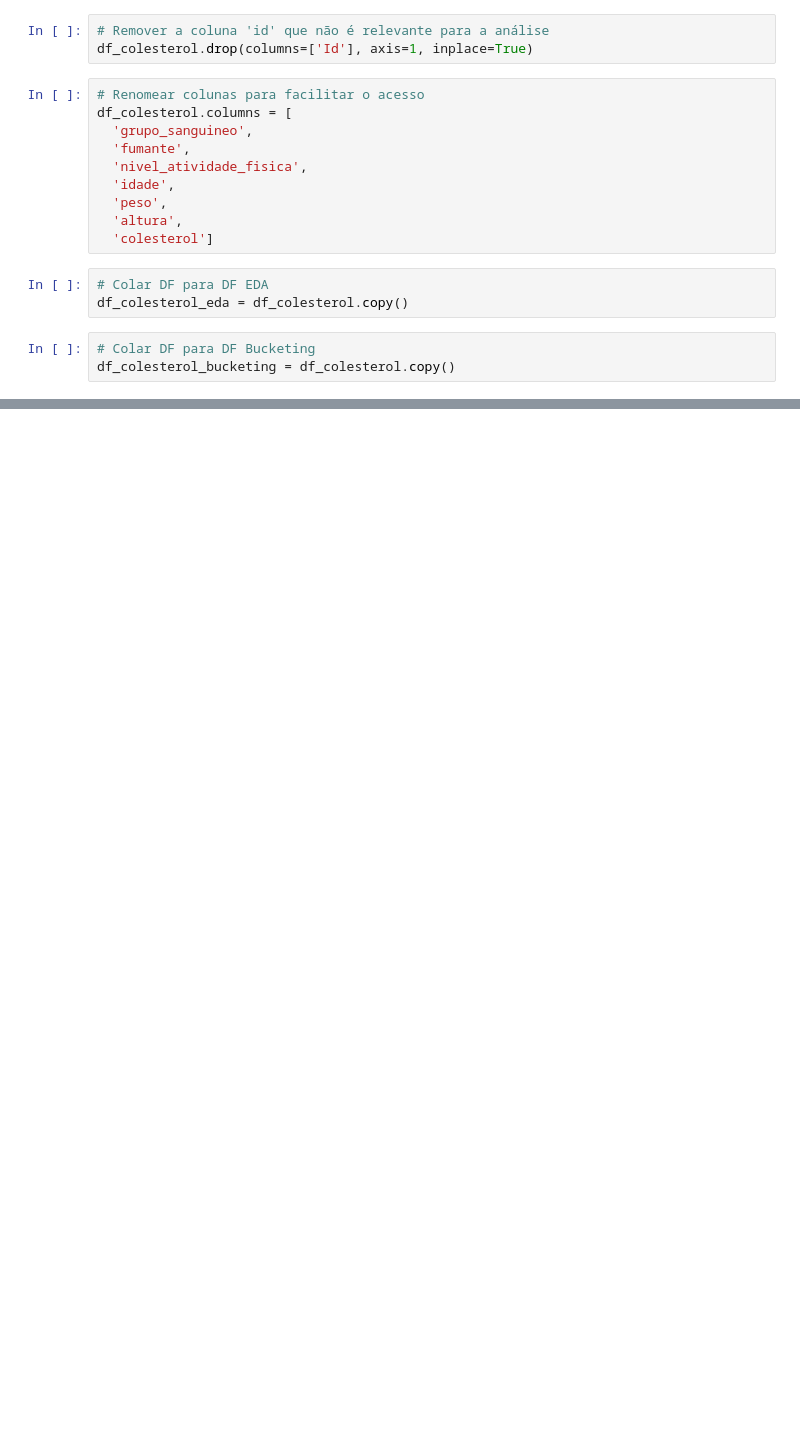
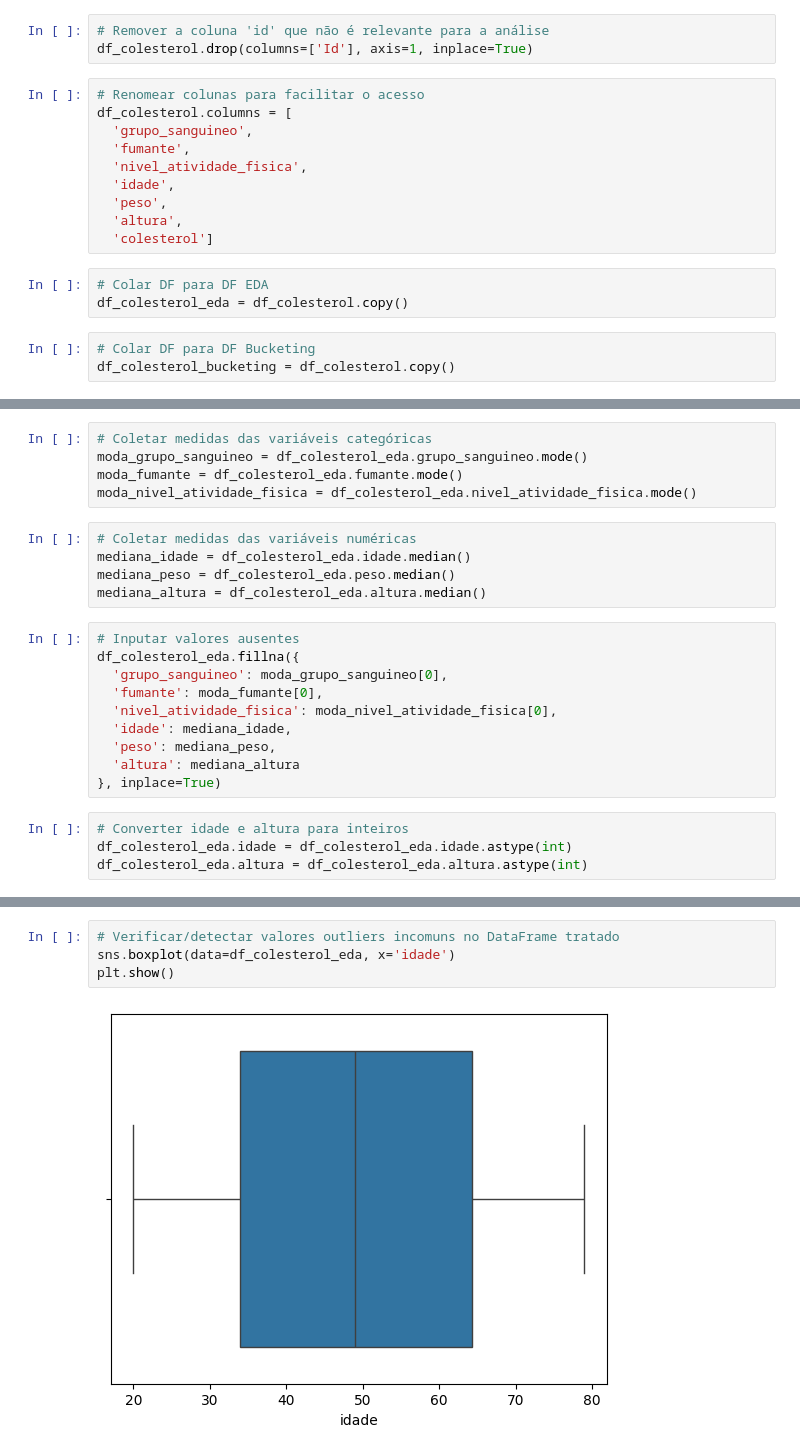
Before and after one commit to claitonneri/regressao_linear_multipla, a Jupyter notebook: modelo_colesterol.ipynb, the cells around one changed output, grey strips where cells are left out. Drawn from its saved outputs; the diff is of its cells as text; blank space fills up the shorter version.

```diff
--- a/modelo_colesterol.ipynb
+++ b/modelo_colesterol.ipynb
@@ -46,0 +94,24 @@ df_colesterol_bucketing = df_colesterol.copy()
+# %%
+# Coletar medidas das variáveis categóricas
+moda_grupo_sanguineo = df_colesterol_eda.grupo_sanguineo.mode()
+moda_fumante = df_colesterol_eda.fumante.mode()
+moda_nivel_atividade_fisica = df_colesterol_eda.nivel_atividade_fisica.mode()
+# %%
+# Coletar medidas das variáveis numéricas
+mediana_idade = df_colesterol_eda.idade.median()
+mediana_peso = df_colesterol_eda.peso.median()
+mediana_altura = df_colesterol_eda.altura.median()
+# %%
+# Inputar valores ausentes
+df_colesterol_eda.fillna({
+  'grupo_sanguineo': moda_grupo_sanguineo[0],
+  'fumante': moda_fumante[0],
+  'nivel_atividade_fisica': moda_nivel_atividade_fisica[0],
+  'idade': mediana_idade,
+  'peso': mediana_peso,
+  'altura': mediana_altura
+}, inplace=True)
+# %%
+# Converter idade e altura para inteiros
+df_colesterol_eda.idade = df_colesterol_eda.idade.astype(int)
+df_colesterol_eda.altura = df_colesterol_eda.altura.astype(int)
@@ -46,0 +151,6 @@ df_colesterol_bucketing = df_colesterol.copy()
+# %%
+# Verificar/detectar valores outliers incomuns no DataFrame tratado
+sns.boxplot(data=df_colesterol_eda, x='idade')
+plt.show()
+# %% [output]
+[figure, added]
```
Also changed, not shown: parts of 13 cells of this notebook.
